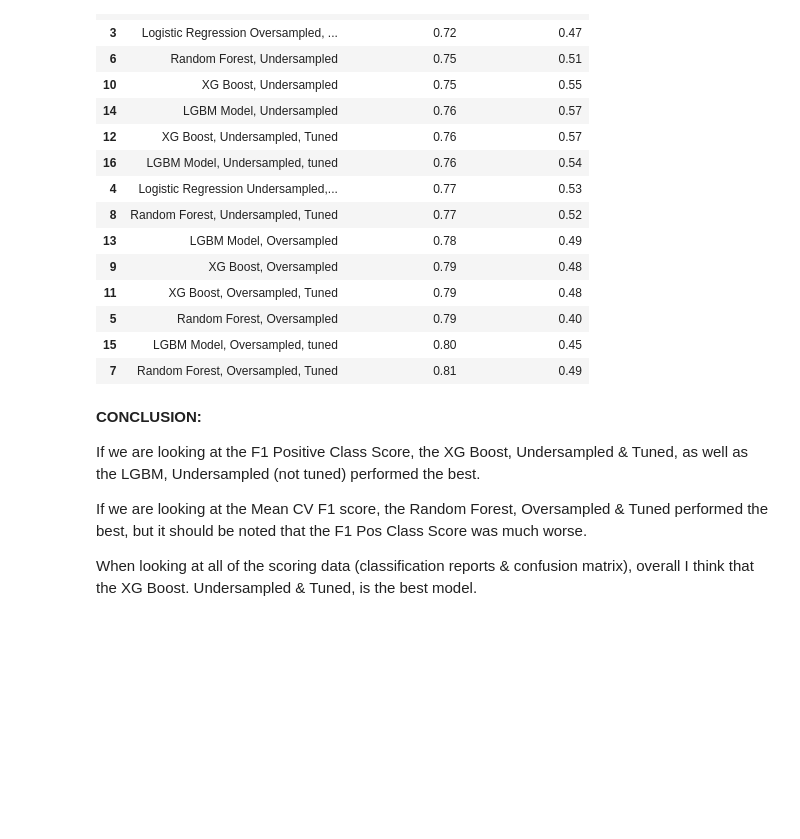
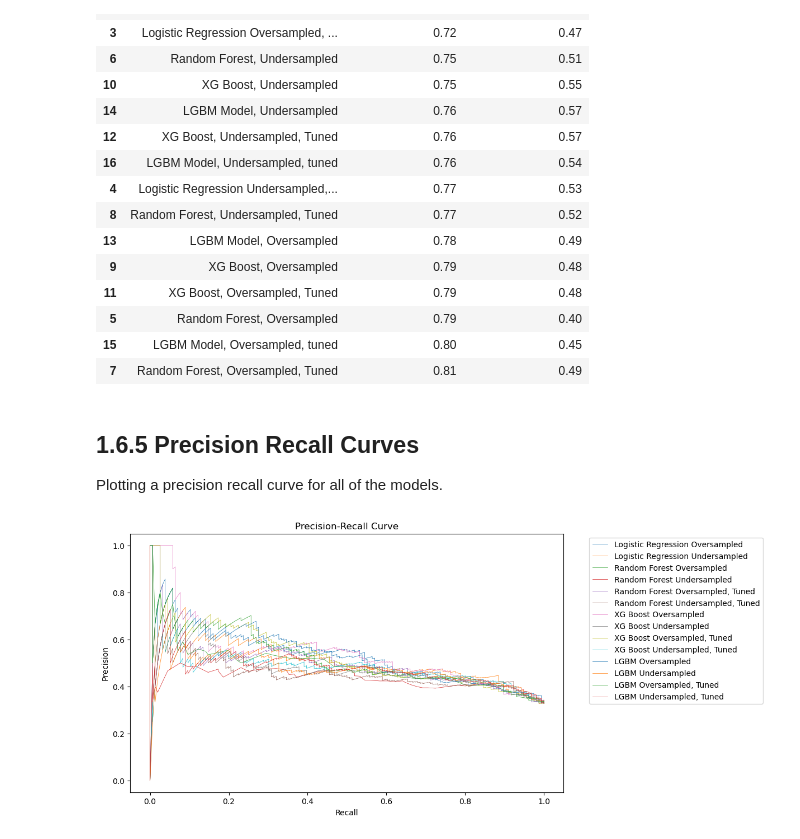
Before and after one commit to aerbsen/Springboard, a Jupyter notebook: Capstone Project 2/capstone2_modeling.ipynb, the cells around one changed output. Drawn from its saved outputs; the diff is of its cells as text; code cells hidden in the pictures; blank space fills up the shorter version.

```diff
--- a/Capstone Project 2/capstone2_modeling.ipynb
+++ b/Capstone Project 2/capstone2_modeling.ipynb
@@ -861,7 +873,7 @@ Fitting 5 folds for each of 243 candidates, totalling 1215 fits
 Apply the tuned hyperparameters:
 # %%
 # fit model
-xgboost_model_os_tuned = XGBClassifier()
+xgboost_model_os_tuned = XGBClassifier(gamma=0,learning_rate=0.05,min_child_weight=1,n_estimators=200)
 xgboost_model_os_tuned.fit(X_train_os, y_train_os)
 
 # make predictions for test data
@@ -1341,11 +1353,66 @@ results_df.sort_values(by='Mean CV F1 Score')
 | 5 | Random Forest, Oversampled | 0.79 | 0.40 |
 | 15 | LGBM Model, Oversampled, tuned | 0.80 | 0.45 |
 | 7 | Random Forest, Oversampled, Tuned | 0.81 | 0.49 |
-# %% [markdown]
-<b>CONCLUSION:</b>
-
-If we are looking at the F1 Positive Class Score, the XG Boost, Undersampled & Tuned, as well as the LGBM, Undersampled (not tuned) performed the best.
-
-If we are looking at the Mean CV F1 score, the Random Forest, Oversampled & Tuned performed the best, but it should be noted that the F1 Pos Class Score was much worse.
-
-When looking at all of the scoring data (classification reports & confusion matrix), overall I think that the XG Boost. Undersampled & Tuned, is the best model.
+# %% [markdown]
+## 1.6.5 Precision Recall Curves <a id='4.6.5_pr'></a>
+
+Plotting a precision recall curve for all of the models.
+# %%
+models = {
+    'Logistic Regression Oversampled': LogisticRegression(solver = 'liblinear', max_iter = 500, C=0.1, penalty='l1'),
+    'Logistic Regression Undersampled': LogisticRegression(solver = 'newton-cg', max_iter = 500, C=0.001, penalty='l2'),
+	'Random Forest Oversampled': RandomForestClassifier(n_estimators=100, random_state=42),
+	'Random Forest Undersampled': RandomForestClassifier(n_estimators=100, random_state=42),
+	'Random Forest Oversampled, Tuned': RandomForestClassifier(n_estimators=300, max_depth=10,min_samples_leaf=2,min_samples_split=2, random_state=42),
+	'Random Forest Undersampled, Tuned': RandomForestClassifier(n_estimators=300, max_depth=10,min_samples_leaf=4,min_samples_split=2, random_state=42),
+	'XG Boost Oversampled': XGBClassifier(),
+	'XG Boost Undersampled': XGBClassifier(),
+	'XG Boost Oversampled, Tuned': XGBClassifier(gamma=0,learning_rate=0.05,min_child_weight=1,n_estimators=200),
+	'XG Boost Undersampled, Tuned': XGBClassifier(gamma= 0, learning_rate=0.05, max_depth= 6, min_child_weight=1, n_estimators=200),
+	'LGBM Oversampled': LGBMClassifier(),
+	'LGBM Undersampled': LGBMClassifier(),
+	'LGBM Oversampled, Tuned':  LGBMClassifier(num_leaves=31,min_child_samples=20,max_depth=7,learning_rate=0.2),
+	'LGBM Undersampled, Tuned':LGBMClassifier(num_leaves=31,min_child_samples=20,max_depth=7,learning_rate=0.2),
+}
+
+training_data = {
+    'Logistic Regression Oversampled': (X_train_os, y_train_os),
+    'Logistic Regression Undersampled': (X_train_us, y_train_us),
+	'Random Forest Oversampled': (X_train_os, y_train_os),
+	'Random Forest Undersampled': (X_train_us, y_train_us),
+	'Random Forest Oversampled, Tuned': (X_train_os, y_train_os),
+	'Random Forest Undersampled, Tuned': (X_train_us, y_train_us),
+	'XG Boost Oversampled': (X_train_os, y_train_os),
+    'XG Boost Undersampled': (X_train_us, y_train_us),
+	'XG Boost Oversampled, Tuned': (X_train_os, y_train_os),
+    'XG Boost Undersampled, Tuned': (X_train_us, y_train_us),
+	'LGBM Oversampled': (X_train_os, y_train_os),
+    'LGBM Undersampled': (X_train_us, y_train_us),
+	'LGBM Oversampled, Tuned': (X_train_os, y_train_os),
+    'LGBM Undersampled, Tuned': (X_train_us, y_train_us),
+}
+# Use the same test data for all models
+testing_data = X_test
+
+# Set the size of the figure (in inches)
+plt.figure(figsize=(10, 6))
+
+for name, model in models.items():
+    X_train_res, y_train_res = training_data[name]
+    model.fit(X_train_res, y_train_res)
+    y_scores = model.predict_proba(testing_data)[:, 1]
+    precision, recall, _ = precision_recall_curve(y_test, y_scores)
+
+    # Plot the precision-recall curve with a specified line width
+    plt.plot(recall, precision, linewidth=0.5, label=name)
+
+plt.xlabel('Recall')
+plt.ylabel('Precision')
+plt.title('Precision-Recall Curve')
+
+# Place the legend outside the plot area
+plt.legend(bbox_to_anchor=(1.05, 1), loc='upper left')
+
+plt.show()
+# %% [output]
+[figure, added]
```
Also changed, not shown: parts of 81 cells of this notebook.
